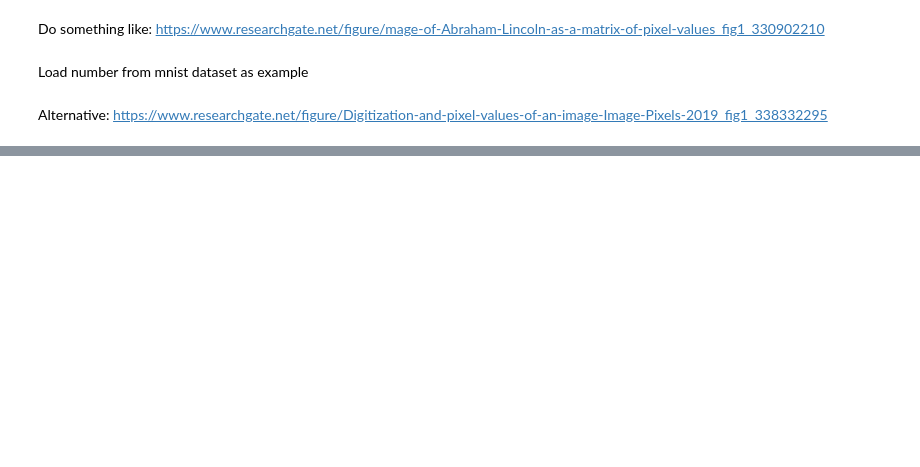
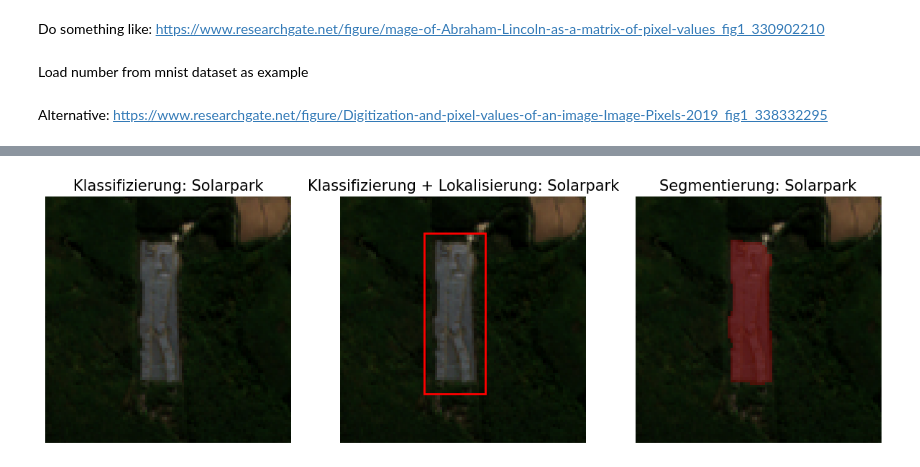
Before and after one commit to Taraman12/Solarpark-detection, a Jupyter notebook: Create_figures_thesis/Introduction_chapter.ipynb, the cells around one changed output, grey strips where cells are left out. Cells and saved outputs as stored; diff of their text form; code cells hidden in the pictures; blank space fills up the shorter version.

```diff
--- a/Create_figures_thesis/Introduction_chapter.ipynb
+++ b/Create_figures_thesis/Introduction_chapter.ipynb
@@ -208,0 +43,32 @@ for y in range(10):
+# %%
+root_path = Path(r'C:\Users\Fabian\Documents\Github_Masterthesis\Solarpark-detection\data_local')
+filename = '32UMA_247_2018-9-27.tif'
+image_path = root_path / 'images_undersampling' / filename
+mask_path = root_path / 'masks_undersampling' / filename
+# %%
+image = rasterio.open(image_path).read()
+mask = rasterio.open(mask_path).read()
+# %%
+img = image[1:4,:,:].transpose(1,2,0)
+# %%
+def show_rgb_sample(img, mask=None, ax=ax1,  show_mask=True, show_bbox=True, show_axis=False):
+    ax.imshow(img)
+    if show_mask:
+        ax.imshow(mask.squeeze(), cmap='jet', alpha=0.5*(mask.squeeze()==True))
+    if show_bbox:
+        rect = patches.Rectangle((119, 105), 25, 65, linewidth=2, edgecolor='red', facecolor='none')
+        ax.add_patch(rect)
+    ax.set_xlim(85, 185)
+    ax.set_ylim(85, 185)
+    if not show_axis:
+        ax.axis('off')
+# %%
+fig, (ax1, ax2, ax3) = plt.subplots(1, 3, figsize=(15, 5))
+show_rgb_sample(img, mask, ax=ax1, show_mask=False, show_bbox=False, show_axis=False)
+ax1.set_title('Klassifizierung: Solarpark', fontsize=15)
+show_rgb_sample(img, mask, ax=ax2, show_mask=False, show_bbox=True, show_axis=False)
+ax2.set_title('Klassifizierung + Lokalisierung: Solarpark', fontsize=15)
+show_rgb_sample(img, mask, ax=ax3, show_mask=True, show_bbox=False, show_axis=False)
+ax3.set_title('Segmentierung: Solarpark', fontsize=15);
+# %% [output]
+[figure, added]
```
Also changed, not shown: parts of 25 cells of this notebook.
